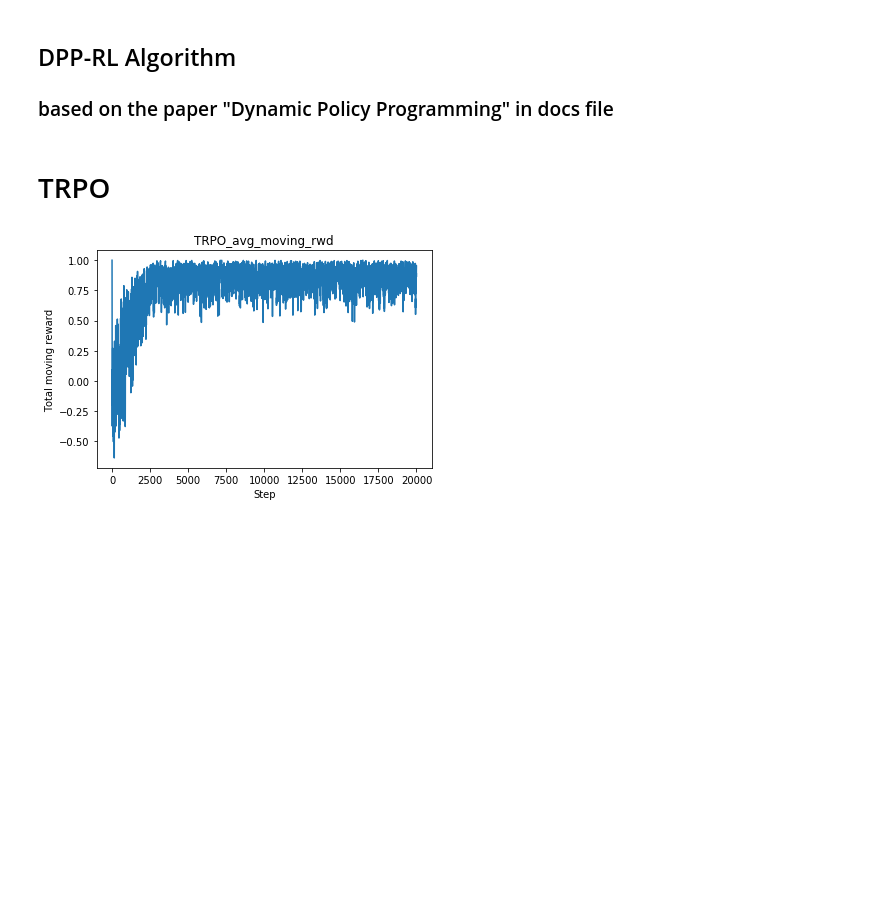
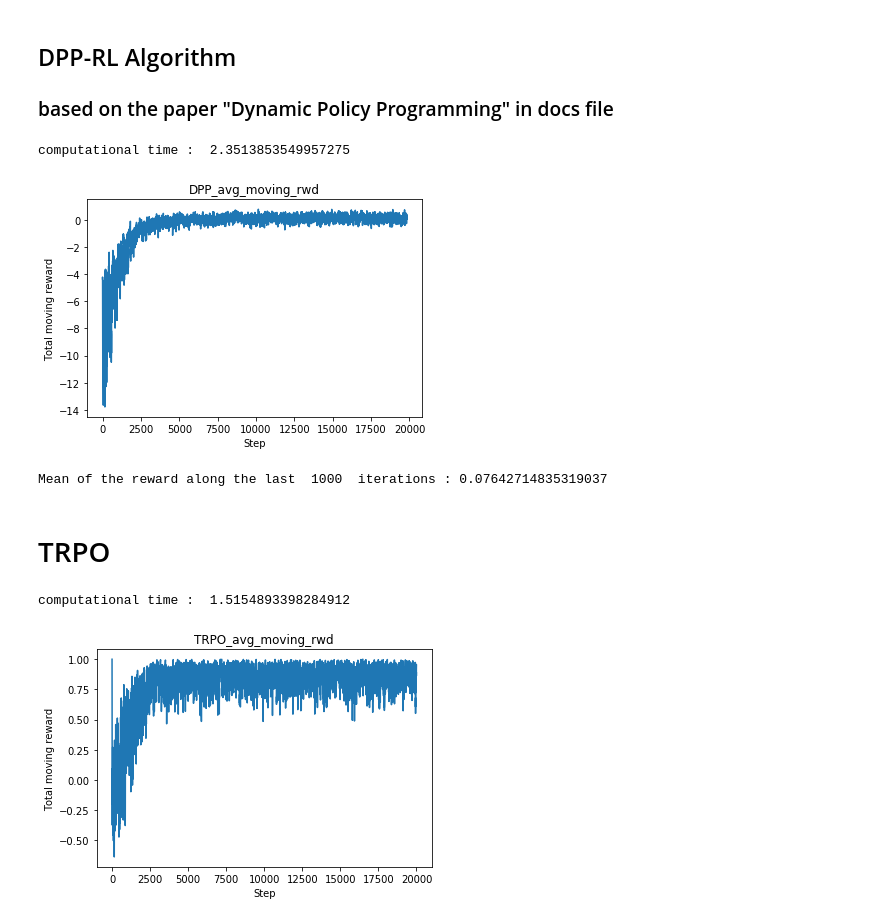
Before and after one commit to AmineKheldouni/Reinforcement-Learning-Project, a Jupyter notebook: RL.ipynb, the cells around one changed output. Drawn from its saved outputs; the diff is of its cells as text; code cells hidden in the pictures; blank space fills up the shorter version.

```diff
--- a/RL.ipynb
+++ b/RL.ipynb
@@ -469,10 +482,11 @@ REPS_model.plot_avg_moving_rwd('REPS_avg_moving_rwd')
 # %%
 class DPP(RLModel):
 
-    def __init__(self, env, K=50, eta=0.1):
+    def __init__(self, env, K=50, N=100,  eta=0.1):
         RLModel.__init__(self, env)
         self.K = K
         self.eta = eta
+        self.N = N
 
     def update_pi(self, pi, phi):
         n_states,n_actions = np.shape(pi)
@@ -494,22 +508,40 @@ class DPP(RLModel):
             Mphi[s] = numerator / denominator
         return(Mphi)
 
-    def update_phi(self, pi, phi):
+    def update_phi(self, pi, phi, samples):
         n_states,n_actions = np.shape(pi)
         Mphi = self.compute_Mphi(phi)
+
+        A = np.zeros((n_states,n_actions))
+        counter = np.zeros((n_states,n_actions))
+        for i in range(len(samples)):
+            states = samples[i]['states']
+            actions = samples[i]['actions']
+            rewards = samples[i]['rewards']
+            next_states = samples[i]['next_states']
+            for j in range(len(states)-1):
+                A[states[j],actions[j]] += rewards[j] + self.env.gamma * Mphi[next_states[j]] - Mphi[states[j]]
+                counter[states[j],actions[j]] += 1
+
         for s in range(n_states):
             for a in range(n_actions):
-                next_state, reward, _ = self.env.step(action=a,state=s)
-                bellman_op = reward + self.env.gamma * Mphi[next_state]
-                phi[s,a] += bellman_op - Mphi[s]
+                if counter[s,a]!=0:
+                    A[s,a] /= counter[s,a]
+                    phi[s,a] += A[s,a]
         return phi
 
     def policy_update(self):
         pi = self.initialize_pi()
         phi = np.ones((self.env.n_states, self.env.n_actions))
+        T = 100
+        for k in tqdm(range(self.K), desc="Iterating DPP algorithm..."):
+            ##### SAMPLING
+            samples = self.collect_episodes(policy=Policy(pi),horizon=T,n_episodes=self.N)
 
-        for k in tqdm(range(self.K), desc="Iterating DPP algorithm..."):
-            phi = self.update_phi(pi, phi)
+            ##### UPDATE PHI
+            phi = self.update_phi(pi, phi, samples)
+
+            ##### UPDATE PI
             pi = self.update_pi(pi, phi)
 
         self.policy = Policy(pi)
@@ -520,5 +549,20 @@ DPP_model.policy_update()
+# %%
+t0 = time.time()
+DPP_model = DPP(env)
+DPP_model.policy_update()
+print('computational time : ',time.time()-t0)
+# %% [output]
+computational time :  2.3513853549957275
 # %%
 DPP_model.render_policy()
+# %%
+DPP_model.plot_avg_moving_rwd('DPP_avg_moving_rwd')
+# %% [output]
+[figure, added]
+# %%
+DPP_model.mean_reward(1000)
+# %% [output]
+Mean of the reward along the last  1000  iterations : 0.07642714835319037
 # %% [markdown]
 # TRPO
 # %%
@@ -623,3 +664,10 @@ TRPO_model.policy_update()
+# %%
+t0 = time.time()
+TRPO_model = TRPO(env)
+TRPO_model.policy_update()
+print('computational time : ',time.time()-t0)
+# %% [output]
+computational time :  1.5154893398284912
 # %%
 TRPO_model.render_policy()
 # %%
```
Also changed, not shown: parts of 9 cells of this notebook, 3 other files.
